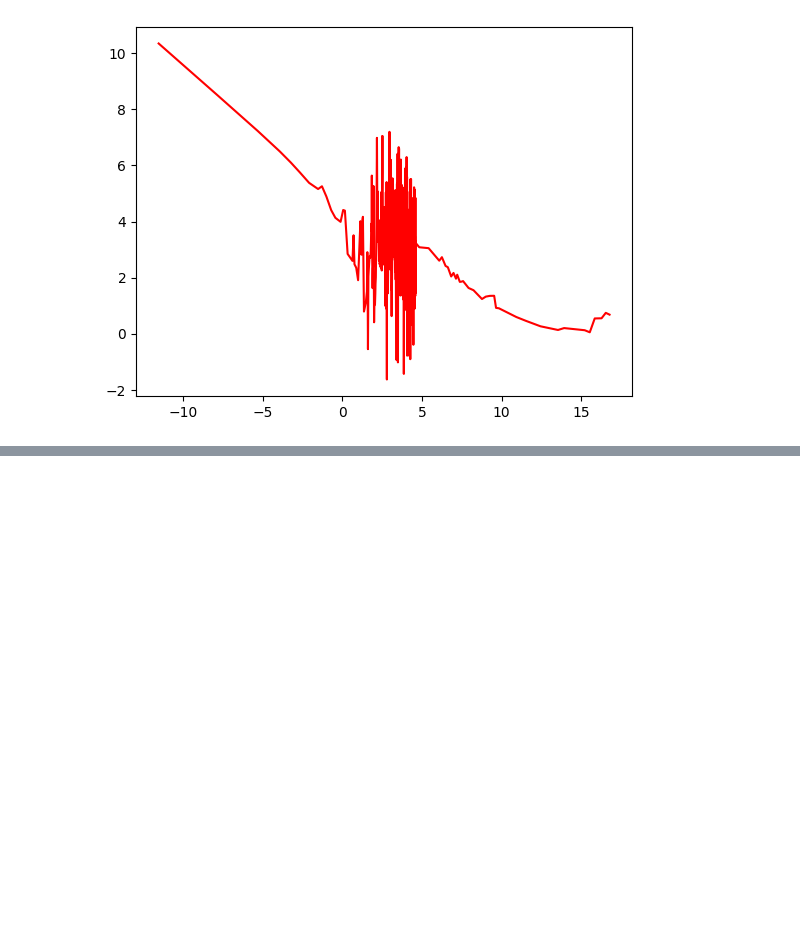
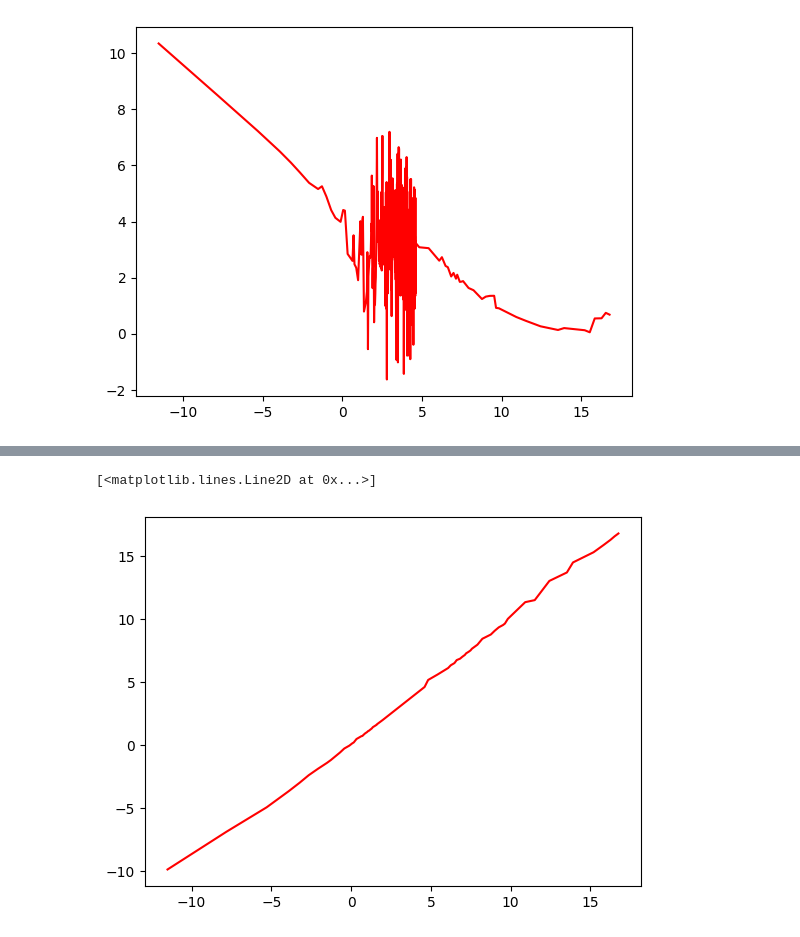
Before and after one commit to Quntized/MLProject, a Jupyter notebook: Uranium.ipynb, the cells around one changed output, grey strips where cells are left out. Cells and saved outputs as stored; diff of their text form; code cells hidden in the pictures; blank space fills up the shorter version.

```diff
--- a/Uranium.ipynb
+++ b/Uranium.ipynb
@@ -443,0 +451,7 @@ plt.plot(x,y,c='red')
+# %%
+x = np.log(df['0'])
+y = np.log(df['2'])
+plt.plot(x,y,c='red')
+# %% [output]
+[<matplotlib.lines.Line2D at 0x...>]
+[figure, added]
```
Also changed, not shown: parts of 4 cells of this notebook.
